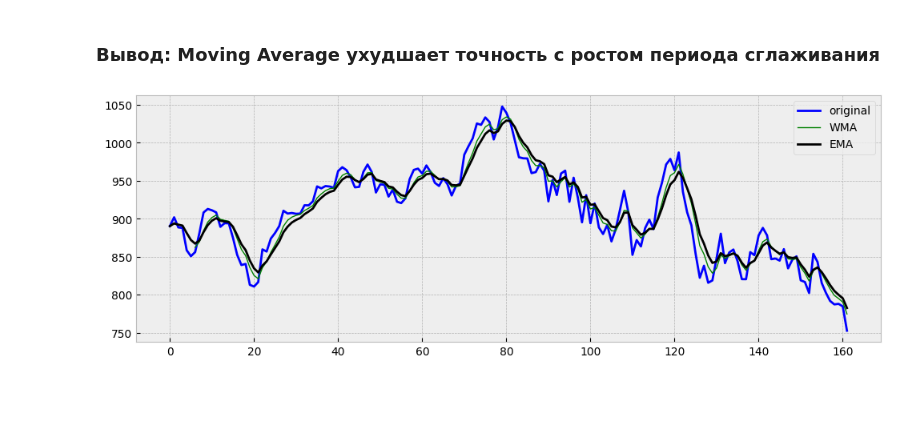
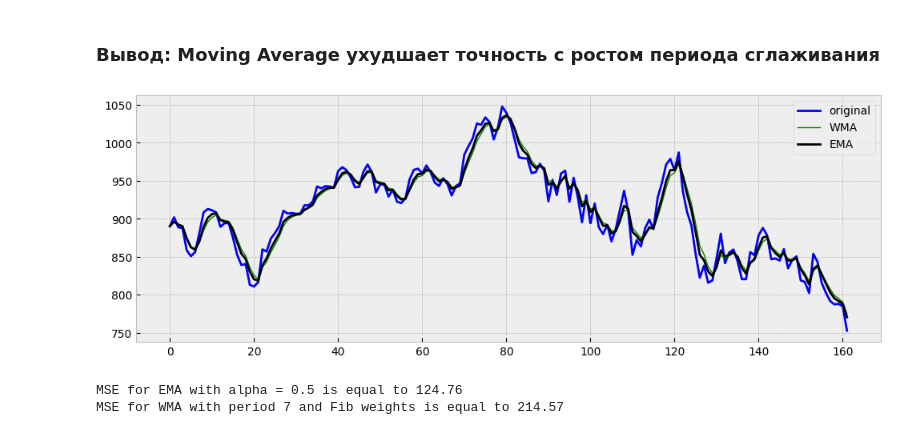
Before and after one commit to Super1305/Claissic-Machine-Learning, a Jupyter notebook: IG_smoothing_time_series.ipynb, the cells around one changed output. Saved outputs shown, nothing was run; the diff lists cells and outputs as text; code cells hidden in the pictures; blank space fills up the shorter version.

```diff
--- a/IG_smoothing_time_series.ipynb
+++ b/IG_smoothing_time_series.ipynb
@@ -113,13 +113,19 @@ def exponential_moving_average(series, alpha):
         result.append(alpha * series[n] + (1 - alpha) * result[n-1])
     return pd.Series(result)
 # %%
-ema = exponential_moving_average(none_stationary_series, 0.3)
+ema = exponential_moving_average(none_stationary_series, 0.5)
 wma = weighted_moving_average(none_stationary_series, 7, [1,1,2,3,5,8,13])
 with plt.style.context('bmh'):
     plt.figure(figsize=(12, 4))
     plt.plot(none_stationary_series, color='blue',label='original')
     plt.plot(wma, color='green', linewidth='1', label='WMA')
     plt.plot(ema, color='black', linewidth='2', label='EMA')
     plt.legend()
 # %% [output]
-[figure, old version]
+[figure, new version]
+# %%
+print(f'MSE for EMA with alpha = 0.5 is equal to {mean_squared_error(ema, none_stationary_series):.2f}')
+print(f'MSE for WMA with period 7 and Fib weights is equal to {mean_squared_error(wma[6:], none_stationary_series[6:]):.2f}')
+# %% [output]
+MSE for EMA with alpha = 0.5 is equal to 124.76
+MSE for WMA with period 7 and Fib weights is equal to 214.57
```
Also changed, not shown: parts of 10 cells of this notebook.
